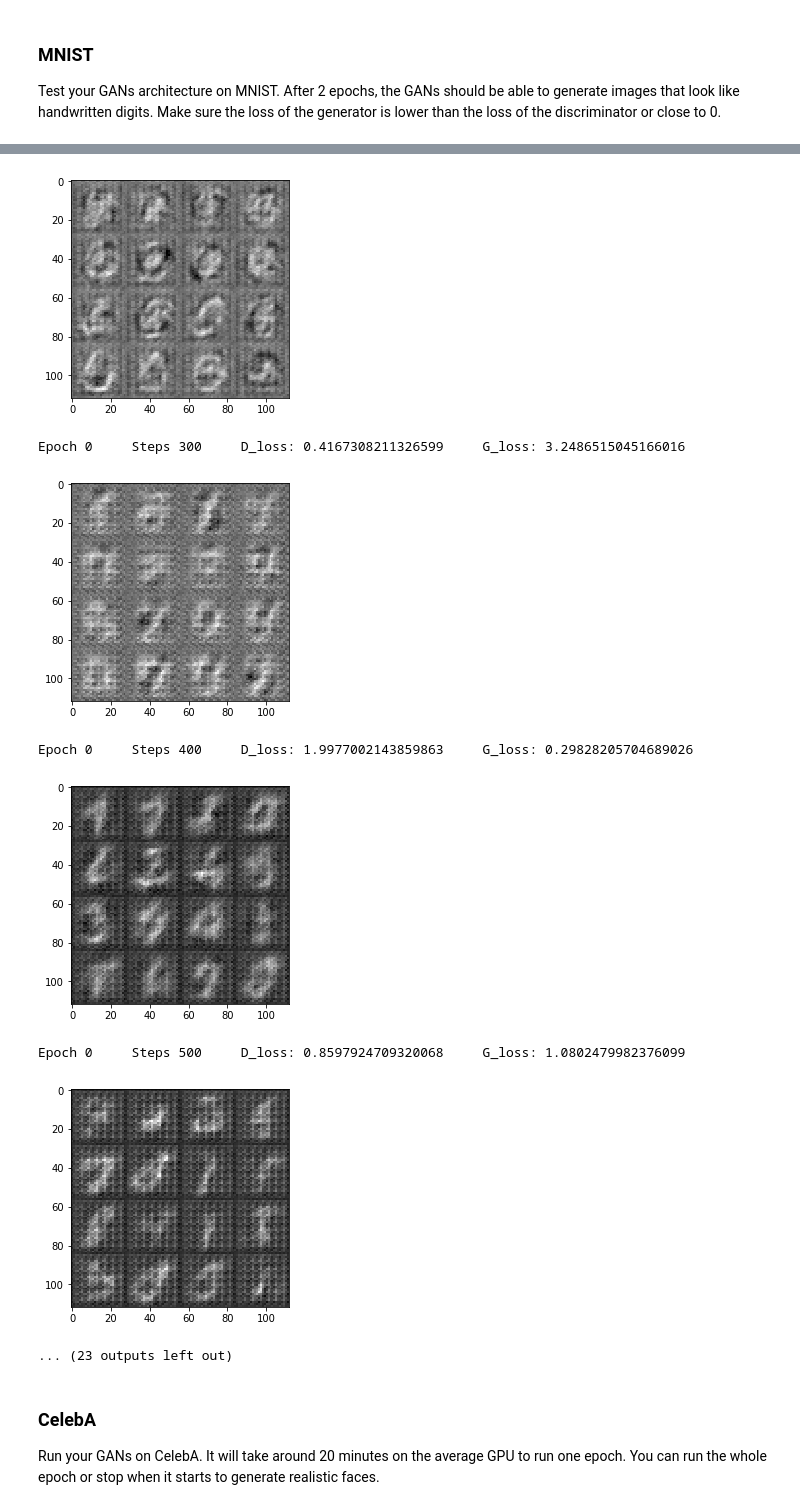
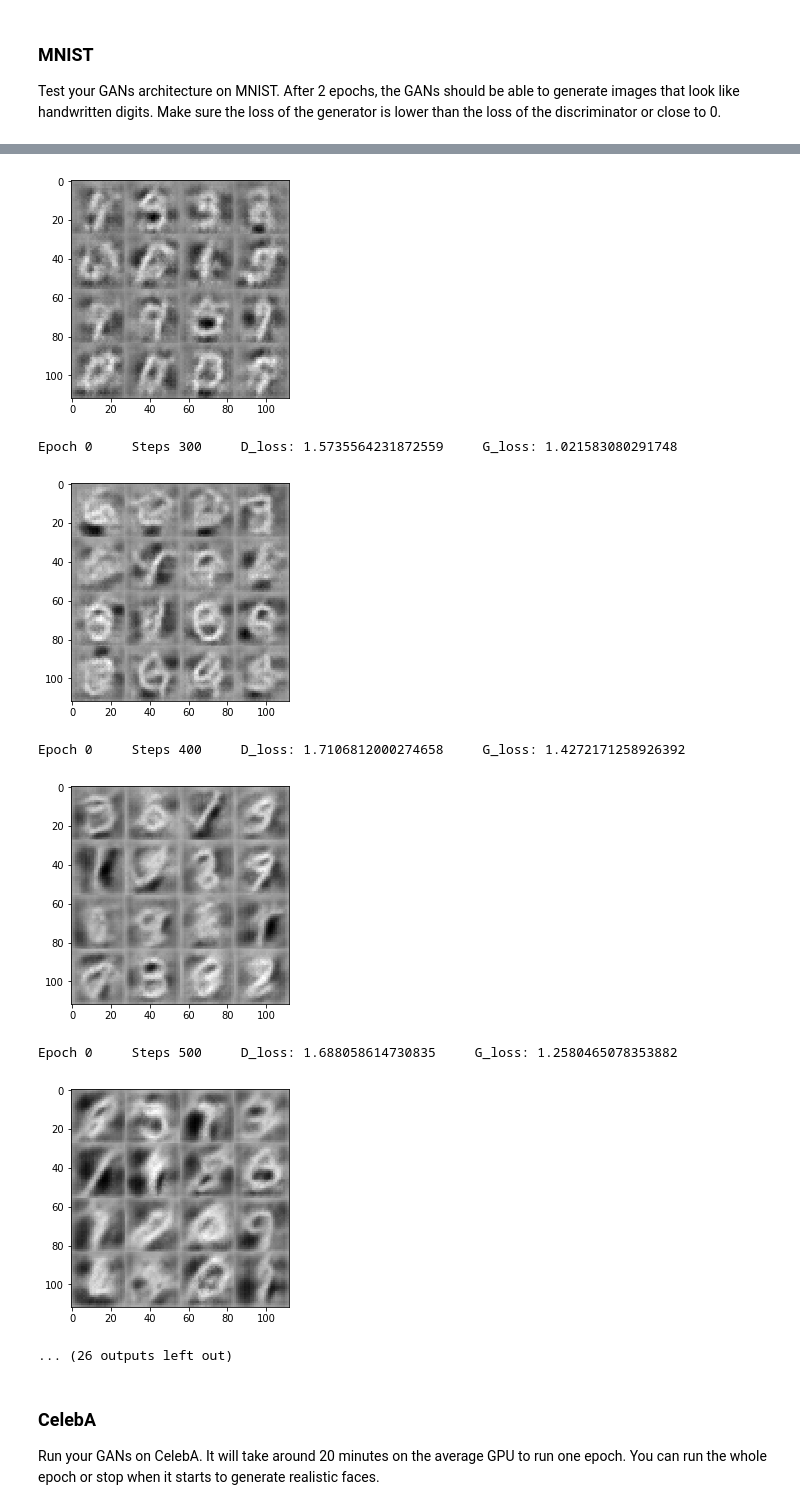
Before and after one commit to helloworld2394/dlnd_face_gen, a Jupyter notebook: dlnd_face_generation.ipynb, the cells around one changed output, grey strips where cells are left out. Drawn from its saved outputs; the diff is of its cells as text; code cells hidden in the pictures.

```diff
--- a/dlnd_face_generation.ipynb
+++ b/dlnd_face_generation.ipynb
@@ -155,10 +155,12 @@ def discriminator(images, reuse=False):
         c2 = tf.layers.conv2d(c1, 256, 5, 2, padding='same', kernel_initializer=tf.contrib.layers.xavier_initializer())
         c2 = tf.layers.batch_normalization(c2, training=True)
         c2 = tf.nn.leaky_relu(c2) #8x8x128
+        c2 = tf.nn.dropout(c2, keep_prob=0.90)
 
         c3 = tf.layers.conv2d(c2, 512, 5, 2, padding='same', kernel_initializer=tf.contrib.layers.xavier_initializer())
         c3 = tf.layers.batch_normalization(c3, training=True)
         c3 = tf.nn.leaky_relu(c3) #4x4x256
+        c3 = tf.nn.dropout(c3, keep_prob=0.90)
 
         d1 = tf.reshape(c3, (-1, 4*4*512))
         d1 = tf.layers.dense(d1, 1, kernel_initializer=tf.contrib.layers.xavier_initializer())
@@ -194,10 +199,12 @@ def generator(z, out_channel_dim, is_train=True):
         c2 = tf.layers.conv2d_transpose(d1, 256,  5, strides=2, padding='same', kernel_initializer=tf.contrib.layers.xavier_initializer())
         c2 = tf.layers.batch_normalization(c2, training=is_train)
         c2 = tf.nn.leaky_relu(c2)
+        c2 = tf.nn.dropout(c2, keep_prob=0.95)
 
         c3 = tf.layers.conv2d_transpose(c2, 128,  5, strides=2, padding='same', kernel_initializer=tf.contrib.layers.xavier_initializer())
         c3 = tf.layers.batch_normalization(c3, training=is_train)
         c3 = tf.nn.leaky_relu(c3)
+        c3 = tf.nn.dropout(c3, keep_prob=0.90)
 
         c4 = tf.layers.conv2d(c3, 64,  5, strides=1, padding='same', kernel_initializer=tf.contrib.layers.xavier_initializer())
         c4 = tf.layers.batch_normalization(c4, training=is_train)
@@ -341,7 +348,7 @@ def train(epoch_count, batch_size, z_dim, learning_rate, beta1, get_batches, dat
         sess.run(tf.global_variables_initializer())
         for epoch_i in range(epoch_count):
             for batch_images in get_batches(batch_size):
-                #batch_images = batch_images * 2
+                batch_images = batch_images * 2
                 # TODO: Train Model
                 zVec = np.random.uniform(-1, 1, size=(batch_size, z_dim))
                 _ = sess.run(D_optim, feed_dict={img: batch_images, z: zVec, lr: learning_rate})
@@ -364,9 +371,9 @@ def train(epoch_count, batch_size, z_dim, learning_rate, beta1, get_batches, dat
 Test your GANs architecture on MNIST.  After 2 epochs, the GANs should be able to generate images that look like handwritten digits.  Make sure the loss of the generator is lower than the loss of the discriminator or close to 0.
 # %%
 batch_size = 64
-z_dim = 100
-learning_rate = 0.00005
-beta1 = 0.6
+z_dim = 64
+learning_rate = 0.00066
+beta1 = 0.5
 
 
 """
@@ -387,11 +394,11 @@ Epoch 0     Steps 200     D_loss: 1.6238024234771729     G_loss: 5.4856328964233
-[figure, old version]
+[figure, new version]
-Epoch 0     Steps 300     D_loss: 0.4167308211326599     G_loss: 3.2486515045166016
+Epoch 0     Steps 300     D_loss: 1.5735564231872559     G_loss: 1.021583080291748
-[figure, old version]
+[figure, new version]
-Epoch 0     Steps 400     D_loss: 1.9977002143859863     G_loss: 0.29828205704689026
+Epoch 0     Steps 400     D_loss: 1.7106812000274658     G_loss: 1.4272171258926392
-[figure, old version]
+[figure, new version]
-Epoch 0     Steps 500     D_loss: 0.8597924709320068     G_loss: 1.0802479982376099
+Epoch 0     Steps 500     D_loss: 1.688058614730835     G_loss: 1.2580465078353882
-[figure, old version]
+[figure, new version]
-... (23 outputs left out)
+... (26 outputs left out)
 # %% [markdown]
 ### CelebA
 Run your GANs on CelebA.  It will take around 20 minutes on the average GPU to run one epoch.  You can run the whole epoch or stop when it starts to generate realistic faces.
```
Also changed, not shown: parts of 3 cells of this notebook.
